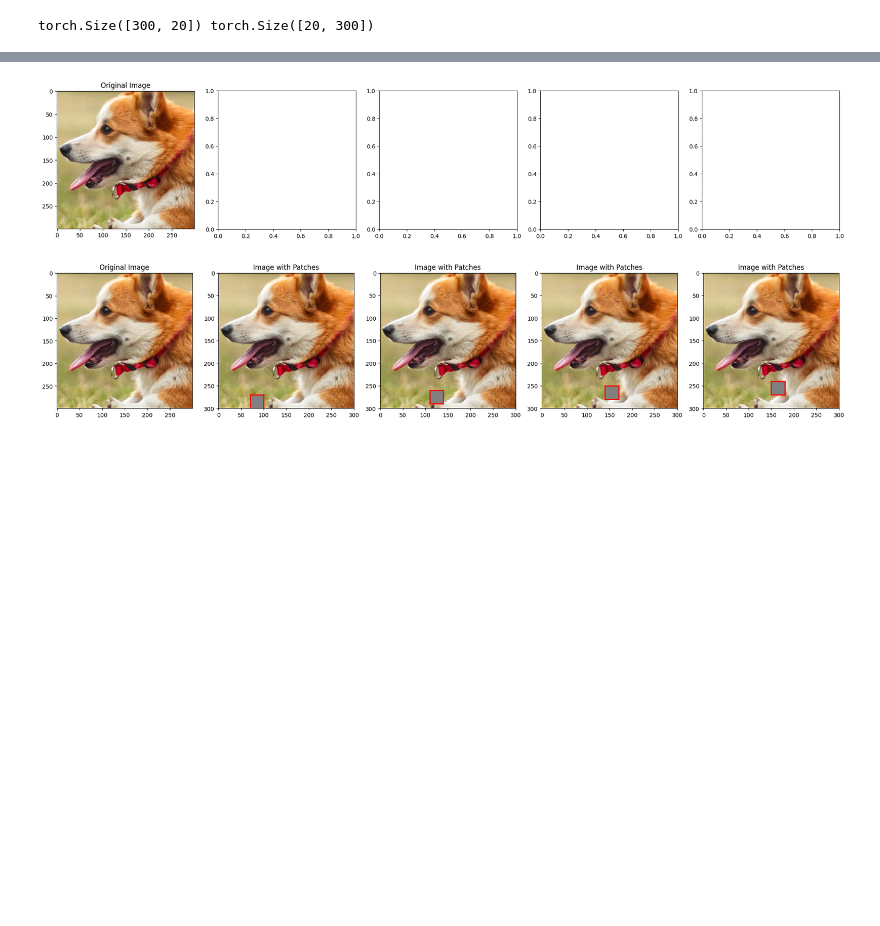
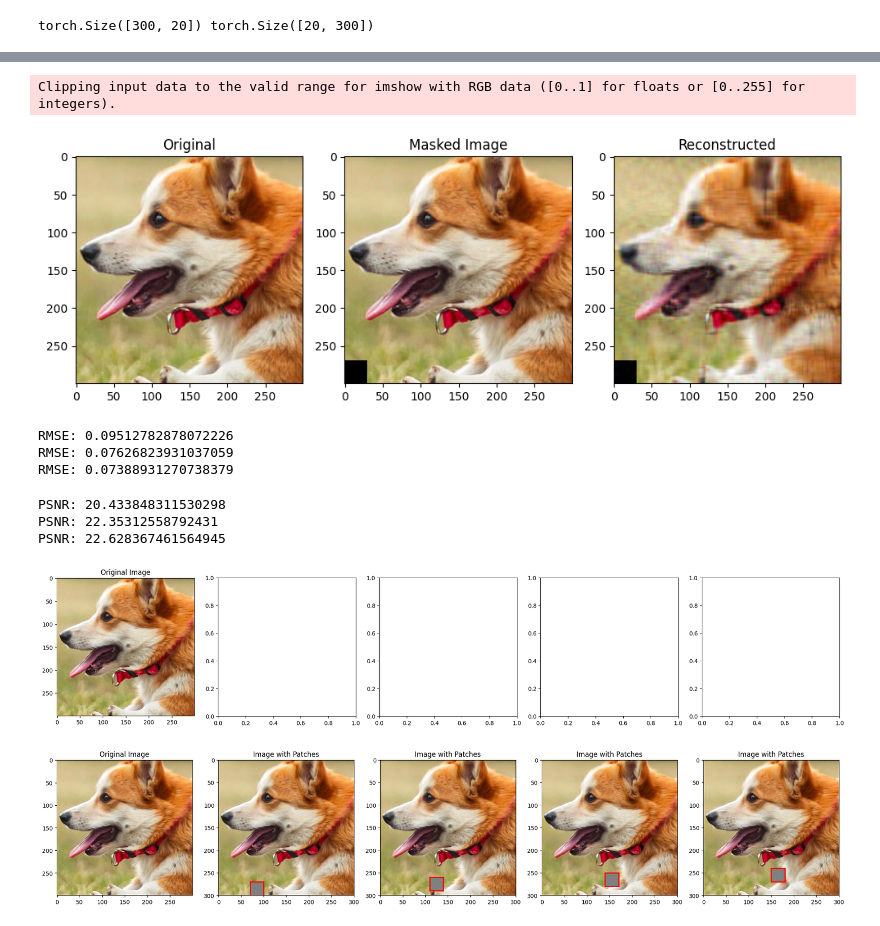
Before and after one commit to rishabh-mondal/ml_course_group, a Jupyter notebook: ASSIGNMENT_2/question_5.ipynb, the cells around one changed output, grey strips where cells are left out. Drawn from its saved outputs; the diff is of its cells as text; code cells hidden in the pictures; blank space fills up the shorter version.

```diff
--- a/ASSIGNMENT_2/question_5.ipynb
+++ b/ASSIGNMENT_2/question_5.ipynb
@@ -380,0 +396,40 @@ plot_images([rearrange(crop, 'c h w -> h w c').cpu().numpy(), masked_matrix.nump
+# %%
+r = 20
+W = torch.randn(crop.shape[1], r, requires_grad=True, device=device)
+H = torch.randn(r, crop.shape[2], requires_grad=True, device=device)
+print(W.shape, H.shape)
+r = 20  # Rank for each channel
+
+# Initialize W and H matrices separately for each channel
+Ws = []
+Hs = []
+for channel in range(masked_image_five_channel.shape[0]):
+    W = torch.randn(masked_image_five_channel.shape[1], r, requires_grad=True, device=device)
+    H = torch.randn(r, masked_image_five_channel.shape[2], requires_grad=True, device=device)
+    Ws.append(W)
+    Hs.append(H)
+
+# ... (optimizer and training loop remain the same)
+optimizer = torch.optim.Adam(Ws + Hs, lr=learning_rate)
+for i in range(num_iterations):
+    losses = []
+    for channel in range(masked_image_five_channel.shape[0]):
+        loss = torch.norm(torch.mm(Ws[channel], Hs[channel]) - masked_image_five_channel[channel])
+        losses.append(loss)
+    loss = sum(losses)
+    optimizer.zero_grad()
+    loss.backward()
+    optimizer.step()
+    if i % 1000 == 0:
+        print(f"Iteration {i}, Loss: {loss.item()}")
+
+# Reconstruct the image with 3 channels
+reconstructed_channels = []
+for channel in range(masked_image_five_channel.shape[0]):
+    reconstructed_channel = torch.mm(Ws[channel], Hs[channel])
+    reconstructed_channels.append(reconstructed_channel)
+reconstructed_five = torch.stack(reconstructed_channels, dim=0)  # Combine channels
+reconstructed_five=rearrange(reconstructed_five,'c h w -> h w c')
+# Plot the original and reconstructed images
+plot_original_masked_reconstructed_images(crop, masked_image_five_channel,reconstructed_five, title1="Original", title2="Masked Image", title3="Reconstructed")
+# %% [output]
@@ -381,3 +447,38 @@ plot_images([rearrange(crop, 'c h w -> h w c').cpu().numpy(), masked_matrix.nump
+Clipping input data to the valid range for imshow with RGB data ([0..1] for floats or [0..255] for integers).
+[figure, added]
+# %%
+#Compute the following metrics: RMSE on predicted v/s ground truth high resolution image
+
+ground_truth = crop
+predicted = rearrange(reconstructed_single, 'h w c -> c h w')
+rmse_single = torch.sqrt(torch.mean((ground_truth - predicted) ** 2))
+print(f"RMSE: {rmse_single.item()}")
+predicted_two = rearrange(reconstructed_two, 'h w c -> c h w')
+rmse_two = torch.sqrt(torch.mean((ground_truth - predicted_two) ** 2))
+print(f"RMSE: {rmse_two.item()}")
+predicted_five = rearrange(reconstructed_five, 'h w c -> c h w')
+rmse_five = torch.sqrt(torch.mean((ground_truth - predicted_five) ** 2))
+print(f"RMSE: {rmse_five.item()}")
+# %% [output]
+RMSE: 0.09512782878072226
+RMSE: 0.07626823931037059
+RMSE: 0.07388931270738379
+# %%
+#Peak Signal-to-Noise Ratio (PSNR)
+def psnr(img1, img2):
+    mse = torch.mean((img1 - img2) ** 2)
+    return 20 * torch.log10(1.0 / torch.sqrt(mse))
+
+psnr_single = psnr(ground_truth, predicted)
+print(f"PSNR: {psnr_single.item()}")
+psnr_two = psnr(ground_truth, predicted_two)
+print(f"PSNR: {psnr_two.item()}")
+psnr_five = psnr(ground_truth, predicted_five)
+print(f"PSNR: {psnr_five.item()}")
+# %% [output]
+PSNR: 20.433848311530298
+PSNR: 22.35312558792431
+PSNR: 22.628367461564945
 # %%
 
 def plot_image_with_patch(image, patch_size, x, y, ax, highlight_color="red",mask_color="gray"):
```
Also changed, not shown: parts of 15 cells of this notebook, 22 other files.
